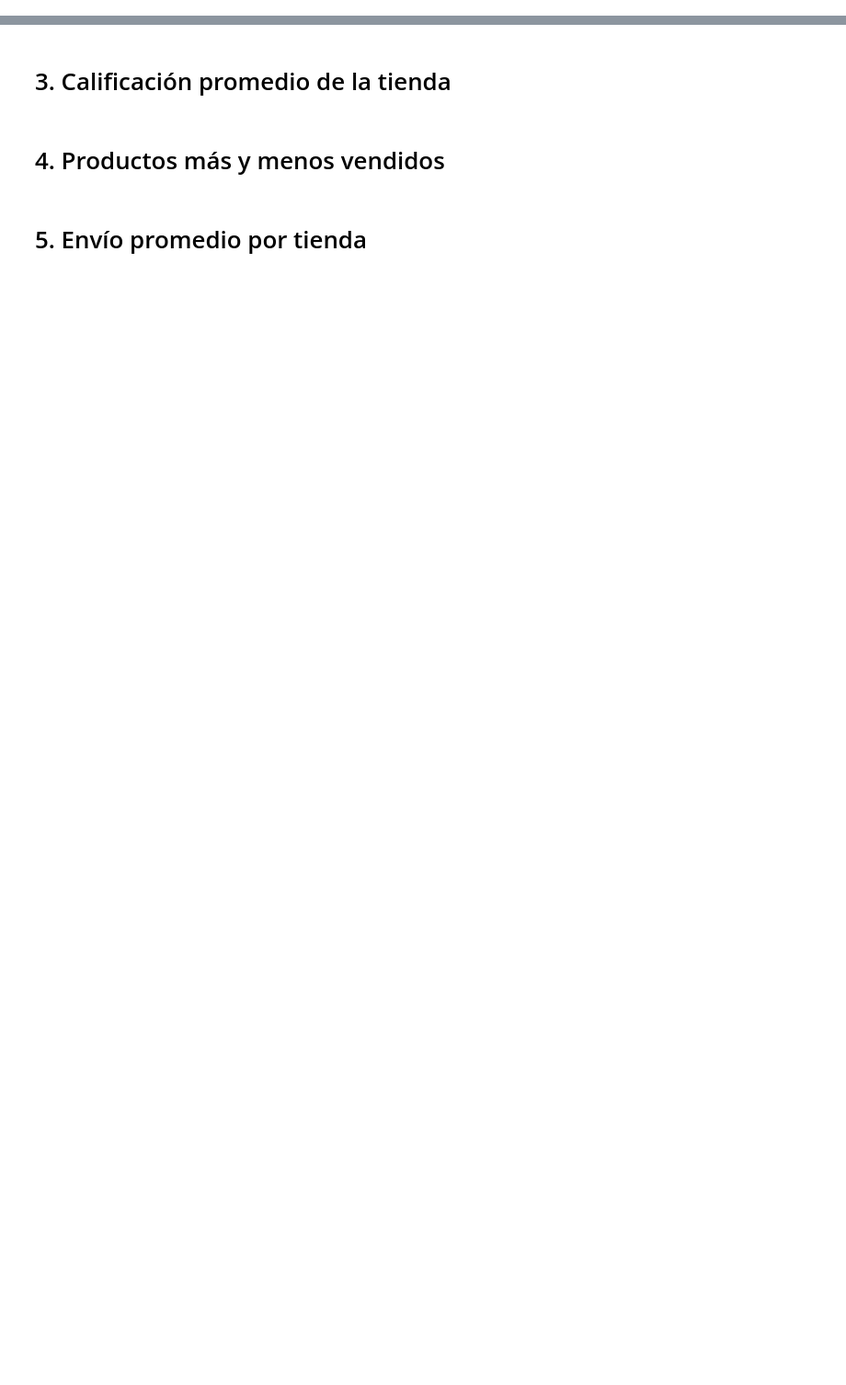
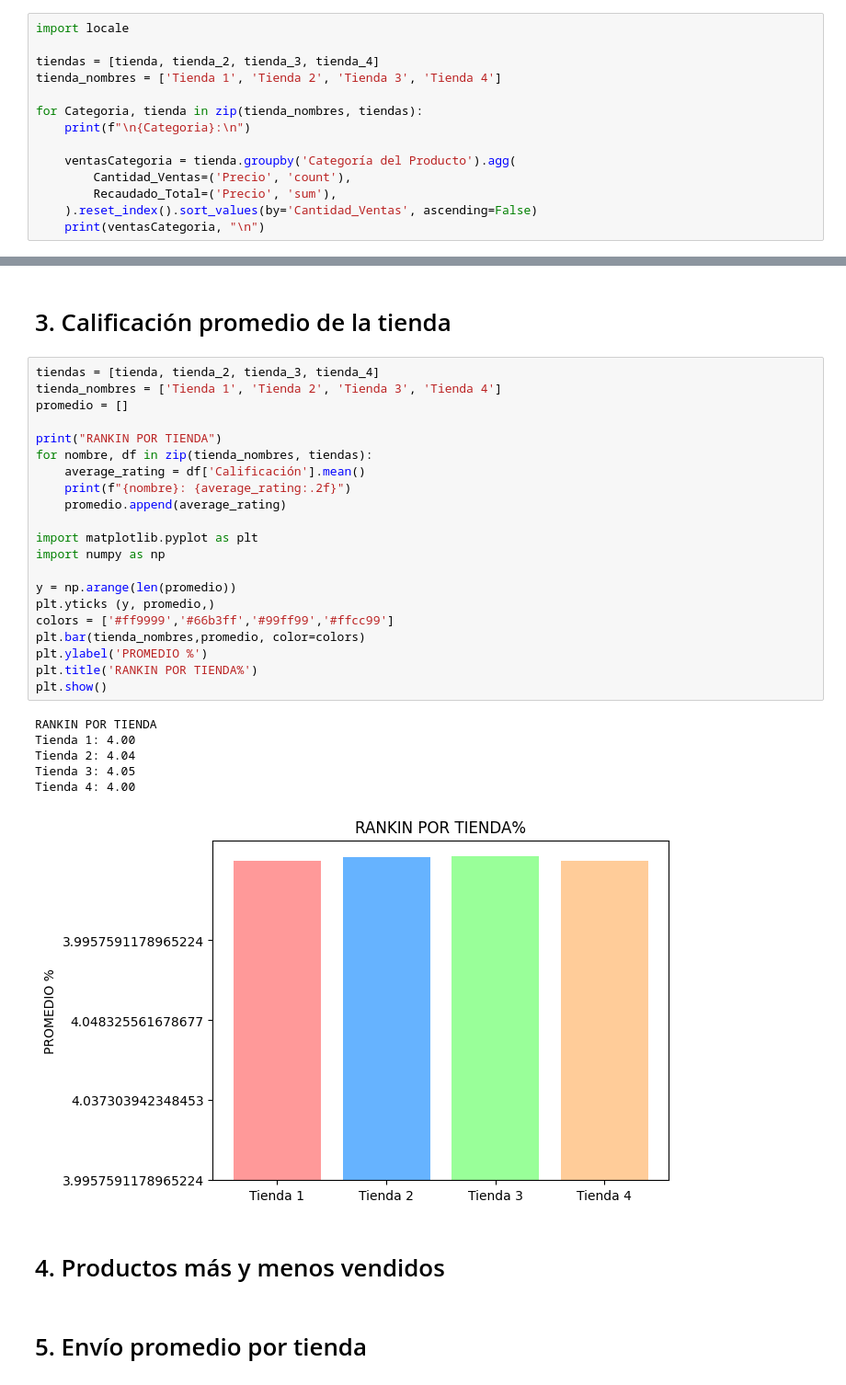
Before and after one commit to Oxpol85/Data-Base-Challenge-Juan-shop, a Jupyter notebook: AluraStoreLatam.ipynb, the cells around one changed output, grey strips where cells are left out. Shown: that part at 92% size. Drawn from its saved outputs; the diff is of its cells as text; blank space fills up the shorter version.

```diff
--- a/AluraStoreLatam.ipynb
+++ b/AluraStoreLatam.ipynb
@@ -96,2 +96,16 @@ plt.show()
 # %% [markdown]
 # 2. Ventas por categoría
+# %%
+import locale
+
+tiendas = [tienda, tienda_2, tienda_3, tienda_4]
+tienda_nombres = ['Tienda 1', 'Tienda 2', 'Tienda 3', 'Tienda 4']
+
+for Categoria, tienda in zip(tienda_nombres, tiendas):
+    print(f"\n{Categoria}:\n")
+
+    ventasCategoria = tienda.groupby('Categoría del Producto').agg(
+        Cantidad_Ventas=('Precio', 'count'),
+        Recaudado_Total=('Precio', 'sum'),
+    ).reset_index().sort_values(by='Cantidad_Ventas', ascending=False)
+    print(ventasCategoria, "\n")
@@ -98,5 +130,33 @@ plt.show()
 # %% [markdown]
 # 3. Calificación promedio de la tienda
+# %%
+tiendas = [tienda, tienda_2, tienda_3, tienda_4]
+tienda_nombres = ['Tienda 1', 'Tienda 2', 'Tienda 3', 'Tienda 4']
+promedio = []
+
+print("RANKIN POR TIENDA")
+for nombre, df in zip(tienda_nombres, tiendas):
+    average_rating = df['Calificación'].mean()
+    print(f"{nombre}: {average_rating:.2f}")
+    promedio.append(average_rating)
+
+import matplotlib.pyplot as plt
+import numpy as np
+
+y = np.arange(len(promedio))
+plt.yticks (y, promedio,)
+colors = ['#ff9999','#66b3ff','#99ff99','#ffcc99']
+plt.bar(tienda_nombres,promedio, color=colors)
+plt.ylabel('PROMEDIO %')
+plt.title('RANKIN POR TIENDA%')
+plt.show()
+# %% [output]
+RANKIN POR TIENDA
+Tienda 1: 4.00
+Tienda 2: 4.04
+Tienda 3: 4.05
+Tienda 4: 4.00
+[figure, added]
 # %% [markdown]
 # 4. Productos más y menos vendidos
 # %% [markdown]
```
Also changed, not shown: parts of 4 cells of this notebook.
